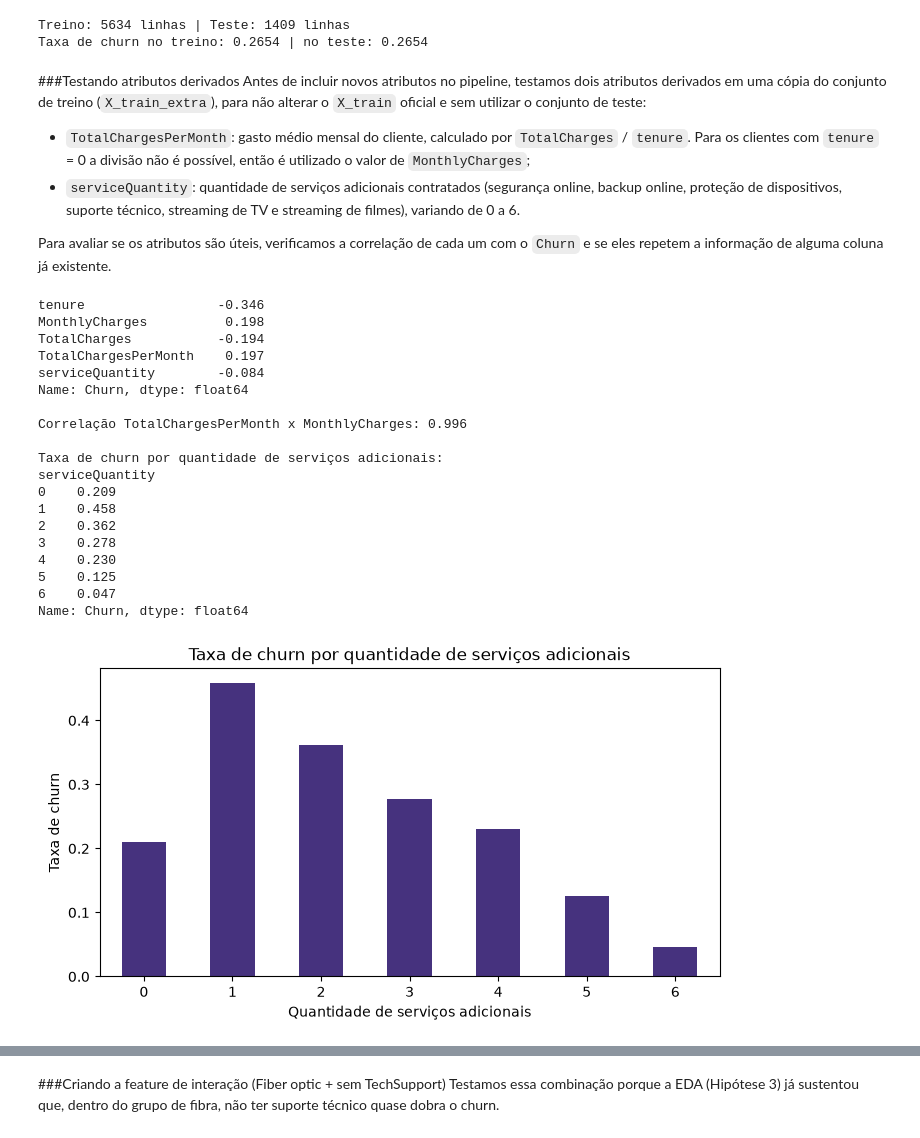
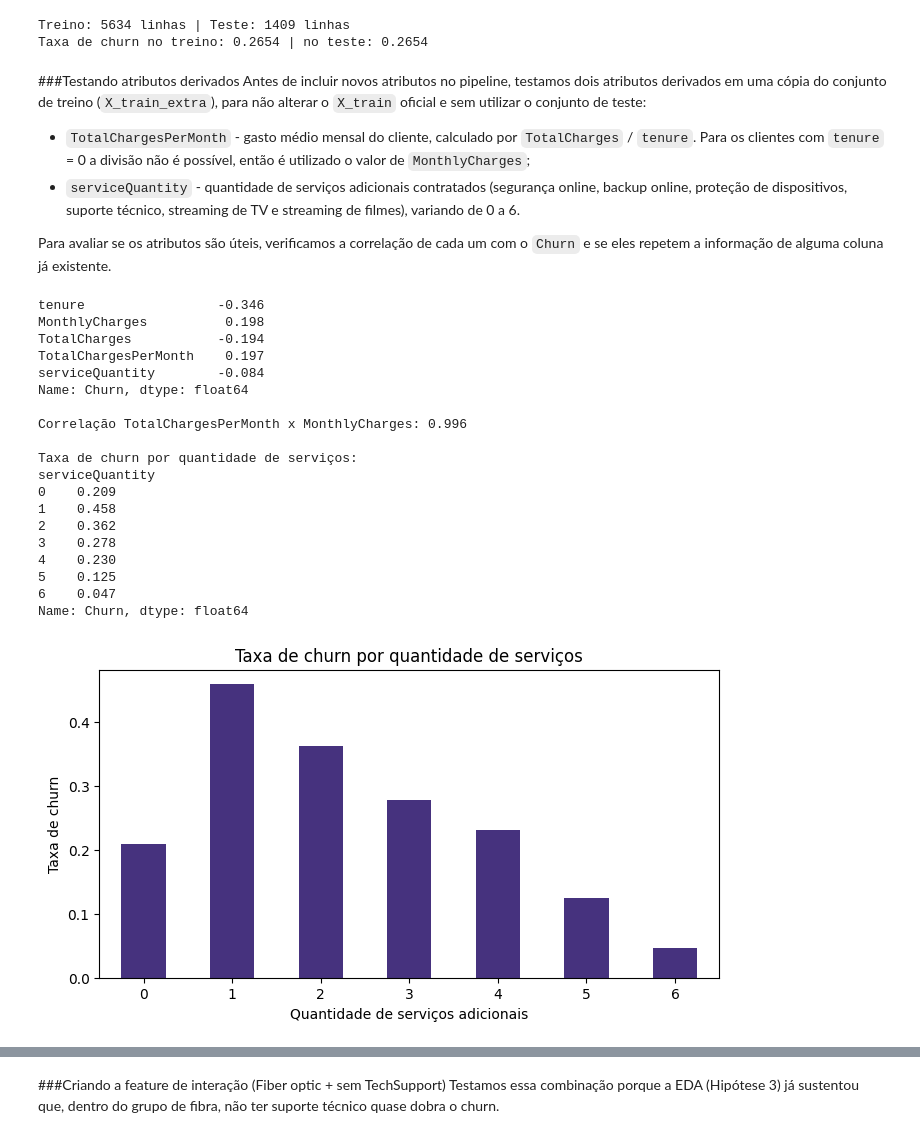
Before and after one commit to Lucas-O-S/Modelos_Classificat-rios_IA_N2, a Jupyter notebook: Telco_Customer_Churn.ipynb, the cells around one changed output, grey strips where cells are left out. Drawn from its saved outputs; the diff is of its cells as text; code cells hidden in the pictures.

```diff
--- a/Telco_Customer_Churn.ipynb
+++ b/Telco_Customer_Churn.ipynb
@@ -442,8 +443,8 @@ Taxa de churn no treino: 0.2654 | no teste: 0.2654
 ###Testando atributos derivados
 Antes de incluir novos atributos no pipeline, testamos dois atributos derivados em uma cópia do conjunto de treino (`X_train_extra`), para não alterar o `X_train` oficial e sem utilizar o conjunto de teste:
 
-* `TotalChargesPerMonth`: gasto médio mensal do cliente, calculado por `TotalCharges` / `tenure`. Para os clientes com `tenure` = 0 a divisão não é possível, então é utilizado o valor de `MonthlyCharges`;
-* `serviceQuantity`: quantidade de serviços adicionais contratados (segurança online, backup online, proteção de dispositivos, suporte técnico, streaming de TV e streaming de filmes), variando de 0 a 6.
+* `TotalChargesPerMonth` - gasto médio mensal do cliente, calculado por `TotalCharges` / `tenure`. Para os clientes com `tenure` = 0 a divisão não é possível, então é utilizado o valor de `MonthlyCharges`;
+* `serviceQuantity` - quantidade de serviços adicionais contratados (segurança online, backup online, proteção de dispositivos, suporte técnico, streaming de TV e streaming de filmes), variando de 0 a 6.
 
 Para avaliar se os atributos são úteis, verificamos a correlação de cada um com o `Churn` e se eles repetem a informação de alguma coluna já existente.
 # %%
@@ -465,38 +466,38 @@ print(corr_check[colunas_numericas].round(3))
 
 # Verifica se o novo atributo repete a informação de uma coluna já existente
 print(f"\nCorrelação TotalChargesPerMonth x MonthlyCharges: {X_train_extra['TotalChargesPerMonth'].corr(X_train_extra['MonthlyCharges']):.3f}")
 
-# Taxa de churn por quantidade de serviços adicionais
+# Taxa de churn por quantidade de serviços
 taxa_churn = pd.concat([X_train_extra['serviceQuantity'], y_train], axis=1).groupby('serviceQuantity')['Churn'].mean()
-print(f"\nTaxa de churn por quantidade de serviços adicionais:\n{taxa_churn.round(3)}")
+print(f"\nTaxa de churn por quantidade de serviços:\n{taxa_churn.round(3)}")
 
 taxa_churn.plot(kind='bar', figsize=(8, 4))
 plt.xlabel("Quantidade de serviços adicionais")
 plt.ylabel("Taxa de churn")
-plt.title("Taxa de churn por quantidade de serviços adicionais")
+plt.title("Taxa de churn por quantidade de serviços")
 plt.xticks(rotation=0)
 plt.show()
 # %% [output]
 tenure                 -0.346
 MonthlyCharges          0.198
 TotalCharges           -0.194
 TotalChargesPerMonth    0.197
 serviceQuantity        -0.084
 Name: Churn, dtype: float64
 
 Correlação TotalChargesPerMonth x MonthlyCharges: 0.996
 
-Taxa de churn por quantidade de serviços adicionais:
+Taxa de churn por quantidade de serviços:
 serviceQuantity
 0    0.209
 1    0.458
 2    0.362
 3    0.278
 4    0.230
 5    0.125
 6    0.047
 Name: Churn, dtype: float64
-[figure, old version]
+[figure, new version]
 # %% [markdown]
 Os resultados mostram que:
 
```
Also changed, not shown: parts of 44 cells of this notebook.
